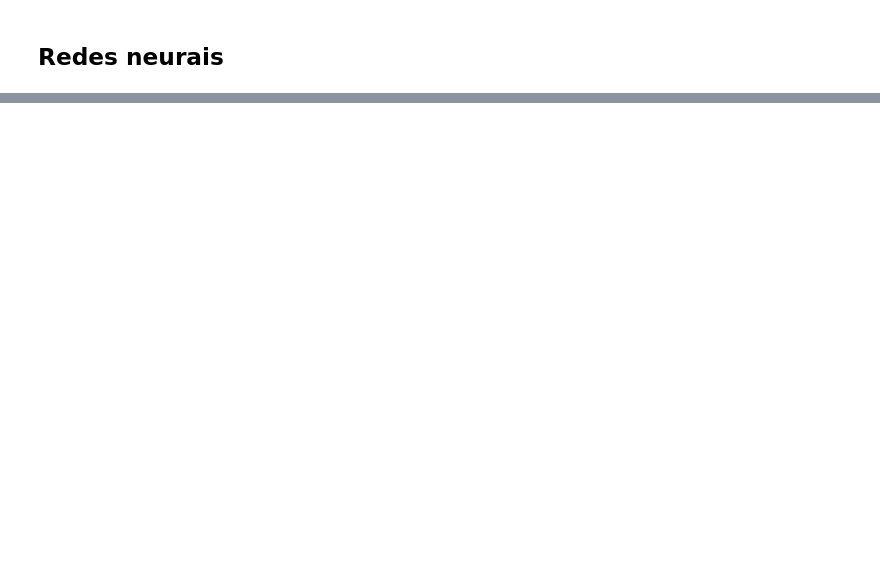
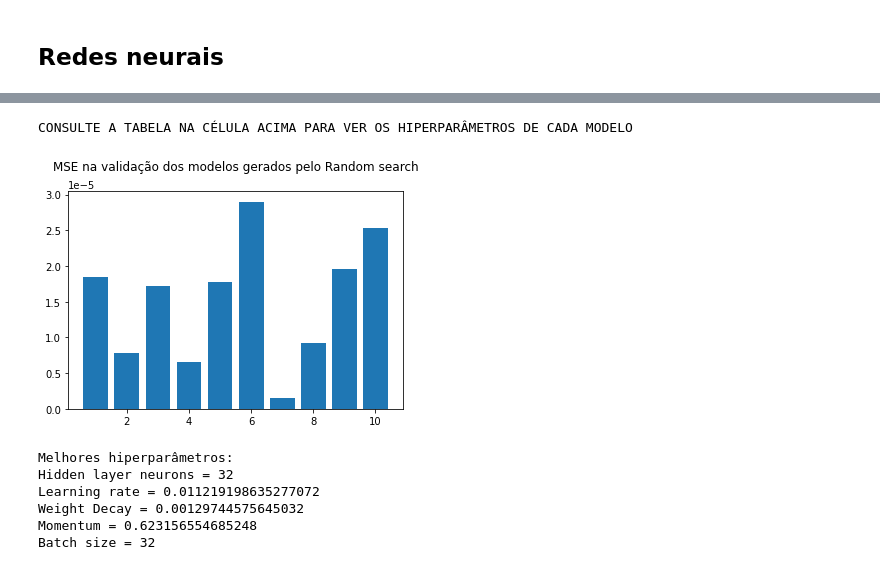
Before and after one commit to Walrusbane524/Aprendizagem-de-M-quina, a Jupyter notebook: Lista 4/Lista 4.ipynb, the cells around one changed output, grey strips where cells are left out. Cells and saved outputs as stored; diff of their text form; code cells hidden in the pictures; blank space fills up the shorter version.

```diff
--- a/Lista 4/Lista 4.ipynb
+++ b/Lista 4/Lista 4.ipynb
@@ -7,15 +31,2 @@ import matplotlib.pyplot as plt
 # %% [markdown]
 ## Redes neurais
-# %%
-class TanhRegressionNeuralNetwork(nn.Module):
-    def __init__(self, input_size, hidden_size, output_size):
-        super(TanhRegressionNeuralNetwork, self).__init__()
-        self.hidden = nn.Linear(input_size, hidden_size)
-        self.tanh = nn.Tanh()
-        self.output = nn.Linear(hidden_size, output_size)
-
-    def forward(self, x):
-        x = self.hidden(x)
-        x = self.tanh(x)
-        x = self.output(x)
-        return x
@@ -94,0 +214,7 @@ def trainClassificationNetwork(network, learning_rate, x_train, y_train, momentu
+# %%
+hyperparameters, loss, iterations = random_search_tanh(normalized_train_x,
+                                                       normalized_train_y,
+                                                       normalized_validation_x,
+                                                       normalized_validation_y,
+                                                       num_models = 10,
+                                                       num_epochs = 500)
@@ -94,0 +239,28 @@ def trainClassificationNetwork(network, learning_rate, x_train, y_train, momentu
+# %%
+print('CONSULTE A TABELA NA CÉLULA ACIMA PARA VER OS HIPERPARÂMETROS DE CADA MODELO')
+labels = np.arange(len(iterations)) + 1
+values = []
+for (loss, hyper) in iterations:
+    values.append(loss)
+
+plt.title('MSE na validação dos modelos gerados pelo Random search\n')
+plt.bar(labels, values, align='center')
+plt.show()
+# %% [output]
+CONSULTE A TABELA NA CÉLULA ACIMA PARA VER OS HIPERPARÂMETROS DE CADA MODELO
+[figure, added]
+# %%
+print('Melhores hiperparâmetros: ')
+print("Hidden layer neurons =", hyperparameters[0])
+print("Learning rate =", hyperparameters[1])
+print("Weight Decay =", hyperparameters[2])
+print("Momentum =", hyperparameters[3])
+print("Batch size =", hyperparameters[4])
+print("")
+# %% [output]
+Melhores hiperparâmetros:
+Hidden layer neurons = 32
+Learning rate = 0.011219198635277072
+Weight Decay = 0.00129744575645032
+Momentum = 0.623156554685248
+Batch size = 32
```
Also changed, not shown: parts of 19 cells of this notebook.
